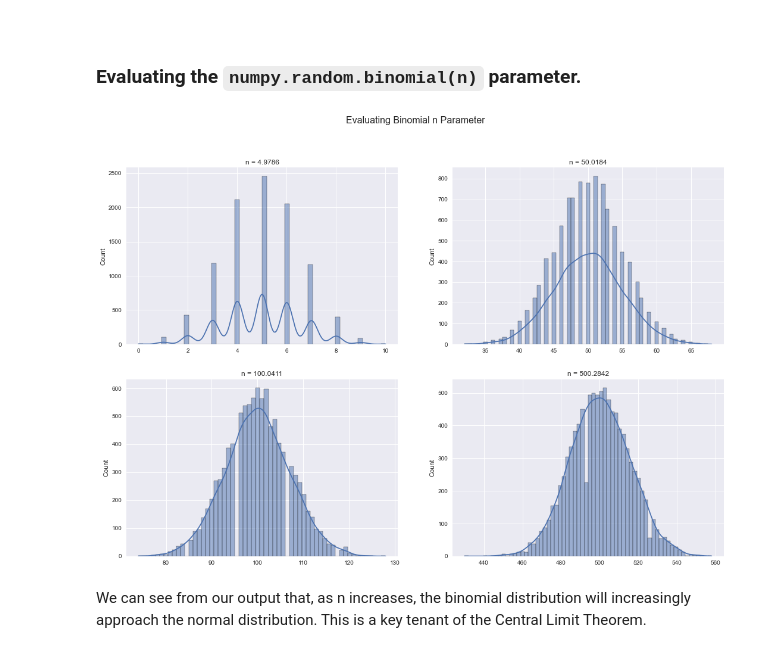
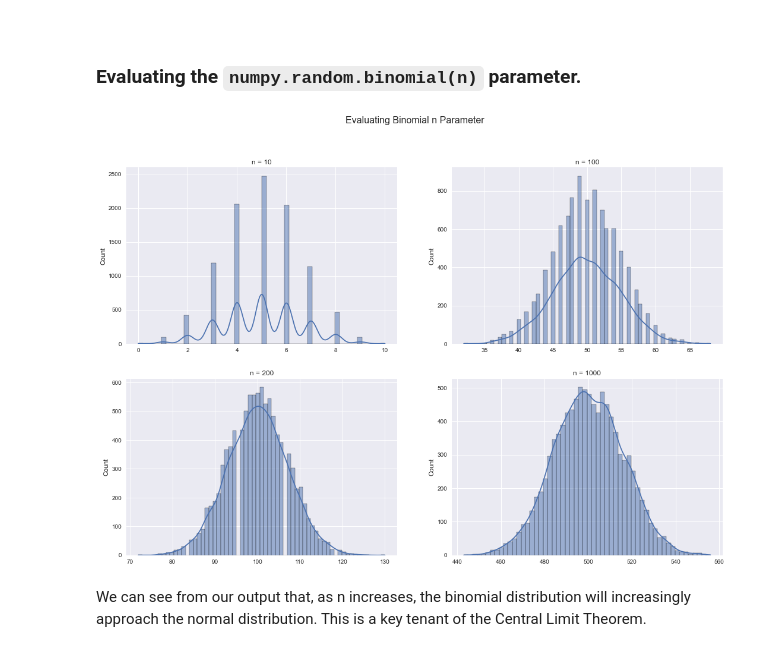
Before and after one commit to Sam-Tracey/numpy-random, a Jupyter notebook: numpy-random.ipynb, the cells around one changed output. Cells and saved outputs as stored; diff of their text form; code cells hidden in the pictures.

```diff
--- a/numpy-random.ipynb
+++ b/numpy-random.ipynb
@@ -979,26 +979,26 @@ Essentially, any situation in which you can only have successes or failures in a
 # %%
 # Create 4 ndarrays with varying n values.
 arr1 = np.random.binomial(10, 0.5, 10000)
 arr2 = np.random.binomial(100, 0.5, 10000)
 arr3 = np.random.binomial(200, 0.5, 10000)
 arr4 = np.random.binomial(1000, 0.5, 10000)
 
 
 # Initialize plot.
 fig, axs = plt.subplots(2, 2)
 fig.suptitle('Evaluating Binomial n Parameter', fontsize = 16)
 
 # Plot subplots for each distribution.
 ax1 = sns.histplot(arr1, ax=axs[0,0], kde = True)
-ax1.title.set_text(f'n = {np.mean(arr1)}')
+ax1.title.set_text('n = 10')
 ax2 = sns.histplot(arr2, ax=axs[0,1], kde = True)
-ax2.title.set_text(f'n = {np.mean(arr2)}')
+ax2.title.set_text('n = 100')
 ax3 = sns.histplot(arr3, ax=axs[1,0], kde = True)
-ax3.title.set_text(f'n = {np.mean(arr3)}')
+ax3.title.set_text('n = 200')
 ax4 = sns.histplot(arr4, ax=axs[1,1], kde = True)
-ax4.title.set_text(f'n = {np.mean(arr4)}')
+ax4.title.set_text('n = 1000')
 # %% [output]
-[figure, old version]
+[figure, new version]
 # %% [markdown]
 We can see from our output that, as n increases, the binomial distribution will increasingly approach the normal distribution. This is a key tenant of the Central Limit Theorem.
 # %% [markdown]
```
Also changed, not shown: parts of 32 cells of this notebook.
